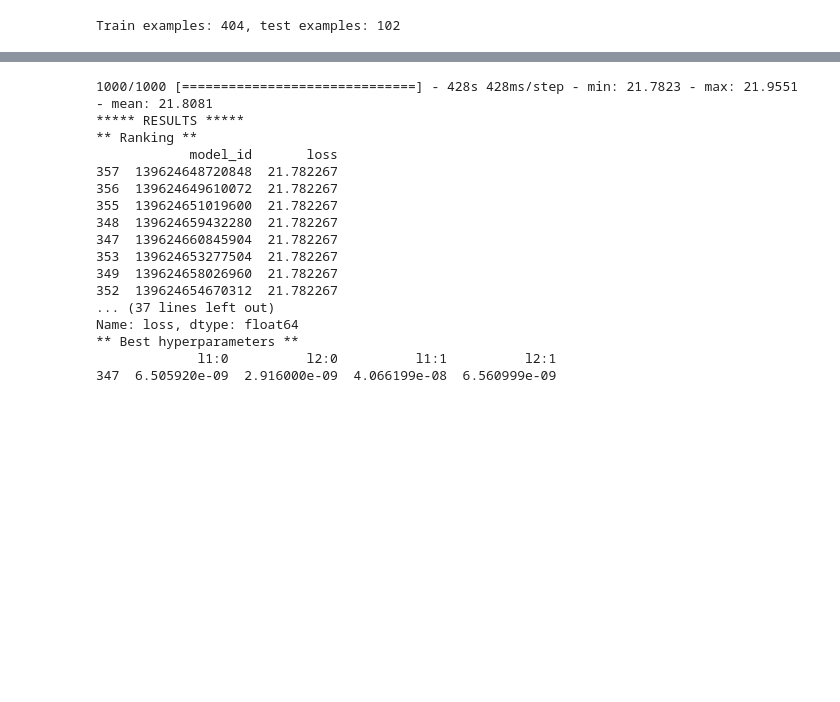
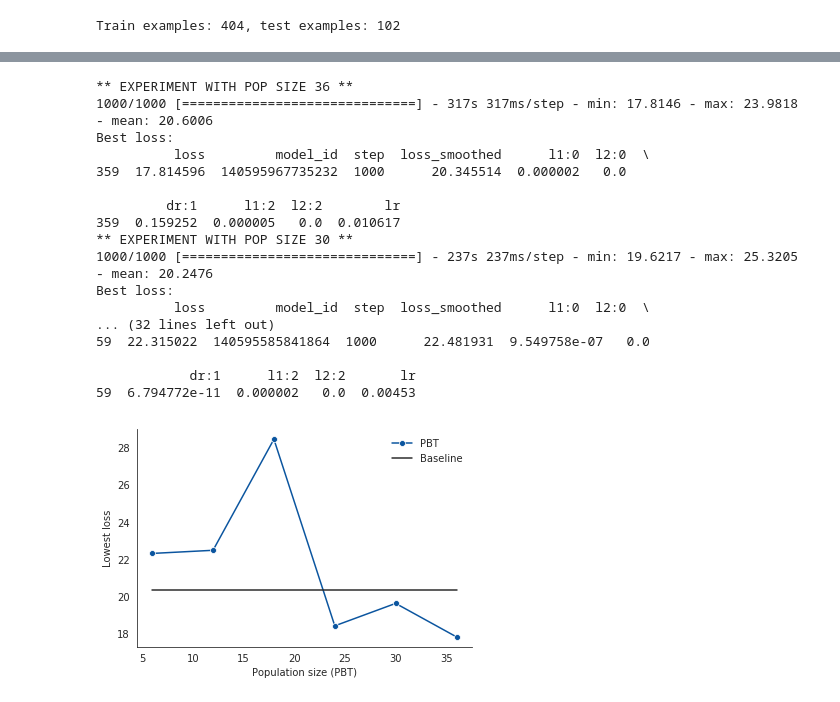
Before and after one commit to fediazgon/pbt-keras, a Jupyter notebook: example_boston_ds.ipynb, the cells around one changed output, grey strips where cells are left out. Drawn from its saved outputs; the diff is of its cells as text; code cells hidden in the pictures; blank space fills up the shorter version.

Commit message:
Add Dropout as an auto-tunable hyperparameter

```diff
--- a/example_boston_ds.ipynb
+++ b/example_boston_ds.ipynb
@@ -9,6 +13,8 @@ import pbt
 from pbt.utils import train_population
 # %% [output]
 Using TensorFlow backend.
+# %%
+sns.set_style('white')
 # %%
 session_conf = tf.ConfigProto(intra_op_parallelism_threads=1,
                               inter_op_parallelism_threads=1)
@@ -117,33 +125,56 @@ Name: loss, dtype: float64
 # ------------------------------------------
 # PBT
 # ------------------------------------------
-K.clear_session()
+population_sizes = [6, 12, 18, 24, 30, 36]
+res_pbt = {}
 
-# This time, the members will explore new hyperparameters
-population = []
-for h in param_grid:
-    member = pbt.members.Member(build_fn(data_dim, **h),
-                                steps_ready=STEPS_READY)
-    population.append(member)
-
-res_pbt = train_population(population, x_train, y_train, BATCH_SIZE,
+for pop_size in reversed(population_sizes):
+    K.clear_session()
+    population = []
+    print('** EXPERIMENT WITH POP SIZE {} **'.format(pop_size))
+    # Create Population
+    for i in np.linspace(0, len(param_grid) - 1, pop_size):
+        h_idx = int(round(i))
+        h = param_grid[h_idx]
+        member = pbt.members.Member(build_fn(data_dim, **h),
+                                    tune_lr=True, steps_ready=STEPS_READY)
+        population.append(member)
+    # Train!
+    res = train_population(population, x_train, y_train, BATCH_SIZE,
                            TOTAL_STEPS, STEPS_SAVE, VALIDATION_SPLIT)
-show_results(res_pbt)
+    print('Best loss:')
+    print(res.iloc[[res.tail(pop_size)['loss'].idxmin()]])
+    res_pbt[pop_size] = res
 # %% [output]
-1000/1000 [==============================] - 428s 428ms/step - min: 21.7823 - max: 21.9551 - mean: 21.8081
-***** RESULTS *****
-** Ranking **
-            model_id       loss
-357  139624648720848  21.782267
-356  139624649610072  21.782267
-355  139624651019600  21.782267
-348  139624659432280  21.782267
-347  139624660845904  21.782267
-353  139624653277504  21.782267
-349  139624658026960  21.782267
-352  139624654670312  21.782267
-... (37 lines left out)
-Name: loss, dtype: float64
-** Best hyperparameters **
-             l1:0          l2:0          l1:1          l2:1
-347  6.505920e-09  2.916000e-09  4.066199e-08  6.560999e-09
+** EXPERIMENT WITH POP SIZE 36 **
+1000/1000 [==============================] - 317s 317ms/step - min: 17.8146 - max: 23.9818 - mean: 20.6006
+Best loss:
+          loss         model_id  step  loss_smoothed      l1:0  l2:0  \
+359  17.814596  140595967735232  1000      20.345514  0.000002   0.0
+
+         dr:1      l1:2  l2:2        lr
+359  0.159252  0.000005   0.0  0.010617
+** EXPERIMENT WITH POP SIZE 30 **
+1000/1000 [==============================] - 237s 237ms/step - min: 19.6217 - max: 25.3205 - mean: 20.2476
+Best loss:
+          loss         model_id  step  loss_smoothed      l1:0  l2:0  \
+... (32 lines left out)
+59  22.315022  140595585841864  1000      22.481931  9.549758e-07   0.0
+
+            dr:1      l1:2  l2:2       lr
+59  6.794772e-11  0.000002   0.0  0.00453
+# %%
+baseline_loss = res_gs[res_gs['step'] == TOTAL_STEPS]['loss'].min()
+pbt_losses = [res_pbt[s].tail(s)['loss'].min() for s in population_sizes]
+# %%
+sns.lineplot(x=population_sizes, y=pbt_losses, style=0, markers=True,
+             color='#0b559f', legend=False, label='PBT')
+plt.plot([population_sizes[0], population_sizes[-1]], [baseline_loss]*2,
+         color='#2b2b2b', label='Baseline')
+plt.xlabel('Population size (PBT)')
+plt.ylabel('Lowest loss')
+plt.legend(frameon=False)
+sns.despine()
+plt.show()
+# %% [output]
+[figure, added]
```
Also changed, not shown: parts of 9 cells of this notebook, 6 other files.
